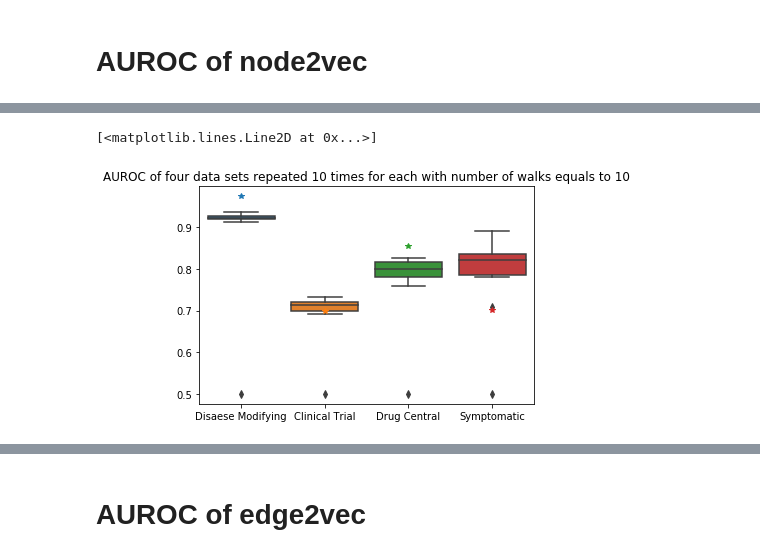
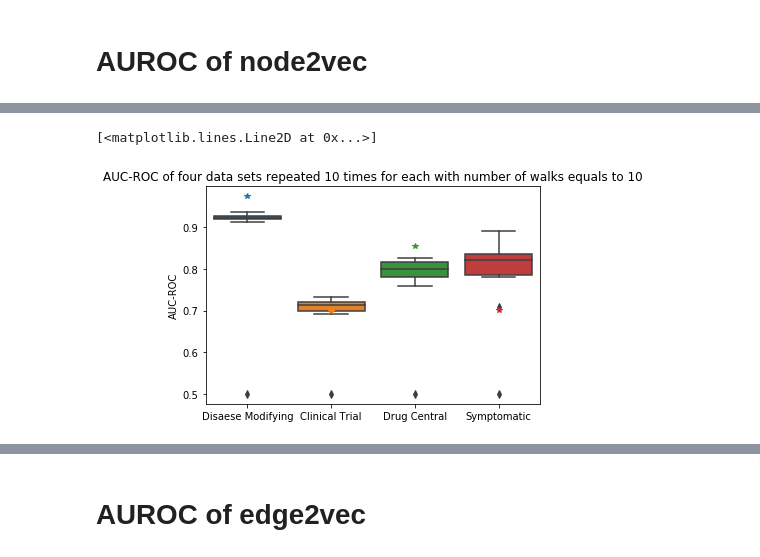
Before and after one commit to drugrelink/drugrelink, a Jupyter notebook: notebooks/plot_optimization.ipynb, the cells around one changed output, grey strips where cells are left out. Cells and saved outputs as stored; diff of their text form; code cells hidden in the pictures.

```diff
--- a/notebooks/plot_optimization.ipynb
+++ b/notebooks/plot_optimization.ipynb
@@ -286,0 +289,4 @@ p1q2.to_csv('p1q2_repeat.csv')
+# %%
+nw10 = pd.read_csv('nw10_repeat.csv',index_col=0)
+nw10.insert(4,'q',1)
+nw10
@@ -287,17 +305,18 @@ p1q2.to_csv('p1q2_repeat.csv')
 # %%
 p1 = sns.boxplot(data=nw10)
-p1.set_title('AUROC of four data sets repeated 10 times for each with number of walks equals to 10')
+p1.set_title('AUC-ROC of four data sets repeated 10 times for each with number of walks equals to 10')
+p1.set(ylabel='AUC-ROC')
 plt.plot(['Disease Modifying'],[0.974],marker="*")
 plt.plot(['Clinical Trial'],[0.7],marker="*")
 plt.plot(['Drug Central'],[0.855],marker="*")
 plt.plot(['Symptomatic'],[0.702],marker="*")
 # dimensions = 48
 # walk length = 30
 # window = 10
 # p = 1
 # q = 1
 # num_walk = 10
 # %% [output]
 [<matplotlib.lines.Line2D at 0x...>]
-[figure, old version]
+[figure, new version]
 # %%
```
Also changed, not shown: parts of 19 cells of this notebook, 4 other files.
